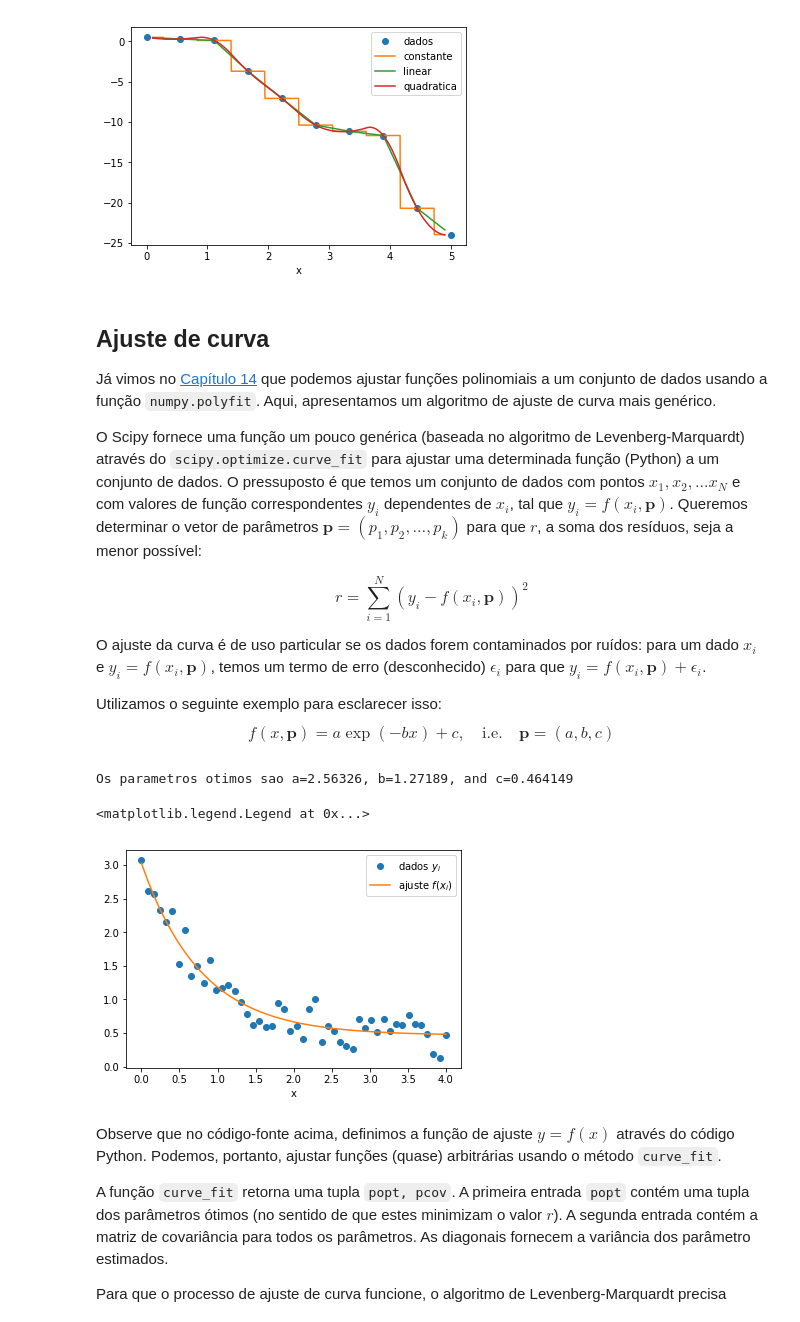
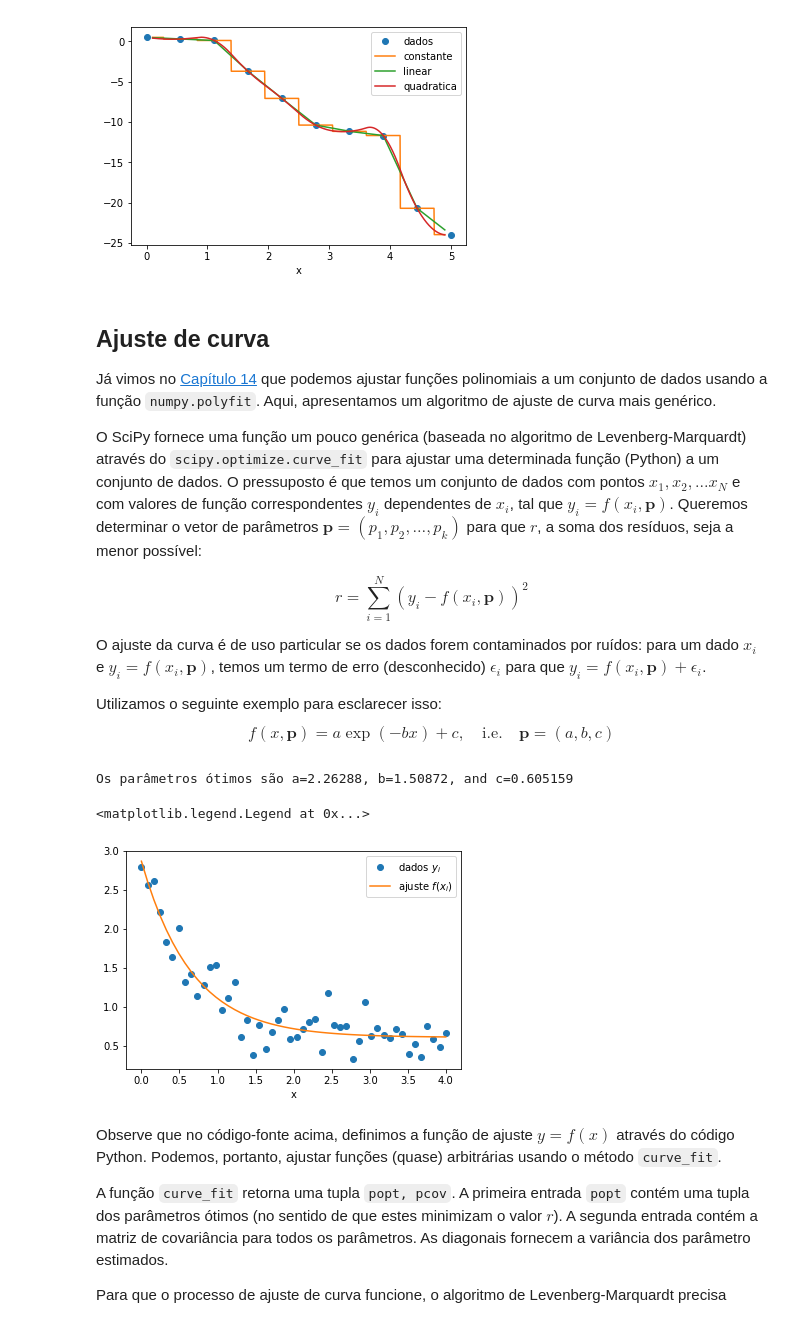
Before and after one commit to gcpeixoto/lecture-ipynb, a Jupyter notebook: 16-metodos-numericos-scipy.ipynb, the cells around one changed output. Drawn from its saved outputs; the diff is of its cells as text; code cells hidden in the pictures.

```diff
--- a/16-metodos-numericos-scipy.ipynb
+++ b/16-metodos-numericos-scipy.ipynb
@@ -195,17 +195,17 @@ from scipy.integrate import odeint
 import numpy as N
 
 def f(y, t):
-    """este eh o lado direito da EDO a ser integrada, i.e. dy/dt = f(y,t)"""
+    """este é o lado direito da EDO a ser integrada, i.e. dy/dt = f(y,t)"""
     return -2 * y * t
 
 y0 = 1             # valor inicial
-a = 0              # limites de integracao para t
+a = 0              # limites de integração para t
 b = 2
 
 t = N.arange(a, b, 0.01)  # valores de t para
                           # os quais queremos
-                          # a solucao y(t)
-y = odeint(f, y0, t)  # calculo de y(t)
+                          # a solução y(t)
+y = odeint(f, y0, t)  # cálculo de y(t)
 
 import pylab          # plotagem dos resultados
 pylab.plot(t, y)
@@ -539,9 +539,9 @@ pylab.xlabel('x')
 Ajuste de curva
 -------------
 
-Já vimos no [Capítulo 14](14-numpy.ipynb) que podemos ajustar funções polinomiais a um conjunto de dados usando a função `numpy.polyfit`. Aqui, apresentamos um algoritmo de ajuste de curva mais genérico.
+Já vimos no [Capítulo 14](14-python-numerico-numpy.ipynb) que podemos ajustar funções polinomiais a um conjunto de dados usando a função `numpy.polyfit`. Aqui, apresentamos um algoritmo de ajuste de curva mais genérico.
 
-O Scipy fornece uma função um pouco genérica (baseada no algoritmo de Levenberg-Marquardt) através do `scipy.optimize.curve_fit` para ajustar uma determinada função (Python) a um conjunto de dados. O pressuposto é que temos um conjunto de dados com pontos $ x_1, x_2, ... x_N $ e com valores de função correspondentes $ y_i $ dependentes de $ x_i $, tal que $ y_i = f(x_i,\textbf{p}) $. Queremos determinar o vetor de parâmetros $ \textbf{p} = (p_1, p_2, \dots, p_k) $ para que $ r $, a soma dos resíduos, seja a menor possível:
+O SciPy fornece uma função um pouco genérica (baseada no algoritmo de Levenberg-Marquardt) através do `scipy.optimize.curve_fit` para ajustar uma determinada função (Python) a um conjunto de dados. O pressuposto é que temos um conjunto de dados com pontos $ x_1, x_2, ... x_N $ e com valores de função correspondentes $ y_i $ dependentes de $ x_i $, tal que $ y_i = f(x_i,\textbf{p}) $. Queremos determinar o vetor de parâmetros $ \textbf{p} = (p_1, p_2, \dots, p_k) $ para que $ r $, a soma dos resíduos, seja a menor possível:
 
 $$ r = \sum \limits_{i = 1}^N \left (y_i - f(x_i,\textbf{p}) \right)^2 $$
 
@@ -552,35 +552,35 @@ $$ f(x,\textbf{p}) = a \exp(-bx) + c, \quad \mathrm{i.e.} \quad \textbf{p} = (a,
 # %%
 import numpy as np
 from scipy.optimize import curve_fit
 
 
 def f(x, a, b, c):
-    """Ajusta funcao  y=f(x,p) com parametros p=(a,b,c). """
+    """Ajusta função  y=f(x,p) com parâmetros p=(a,b,c). """
     return a * np.exp(- b * x) + c
 
-# cria dados aleatorios
+# cria dados aleatórios
 x = np.linspace(0, 4, 50)
 y = f(x, a=2.5, b=1.3, c=0.5)
 
-# adiciona ruido
+# adiciona ruído
 yi = y + 0.2 * np.random.normal(size=len(x))
 
-# chama a funcao de ajuste
+# chama a função de ajuste
 popt, pcov = curve_fit(f, x, yi)
 a, b, c = popt
-print("Os parametros otimos sao a=%g, b=%g, and c=%g" % (a, b, c))
+print("Os parâmetros ótimos são a=%g, b=%g, and c=%g" % (a, b, c))
 
 # plotagem
 import pylab
 yfitted = f(x, *popt)   # equivalente a f(x, popt[0], popt[1], popt[2])
 pylab.plot(x, yi, 'o', label='dados $y_i$')
 pylab.plot(x, yfitted, '-', label='ajuste $f(x_i)$')
 pylab.xlabel('x')
 pylab.legend()
 # %% [output]
-Os parametros otimos sao a=2.56326, b=1.27189, and c=0.464149
+Os parâmetros ótimos são a=2.26288, b=1.50872, and c=0.605159
 <matplotlib.legend.Legend at 0x...>
-[figure, old version]
+[figure, new version]
 # %% [markdown]
 Observe que no código-fonte acima, definimos a função de ajuste $ y = f(x) $ através do código Python. Podemos, portanto, ajustar funções (quase) arbitrárias usando o método `curve_fit`.
 
```
Also changed, not shown: parts of 19 cells of this notebook, 2 other files.
